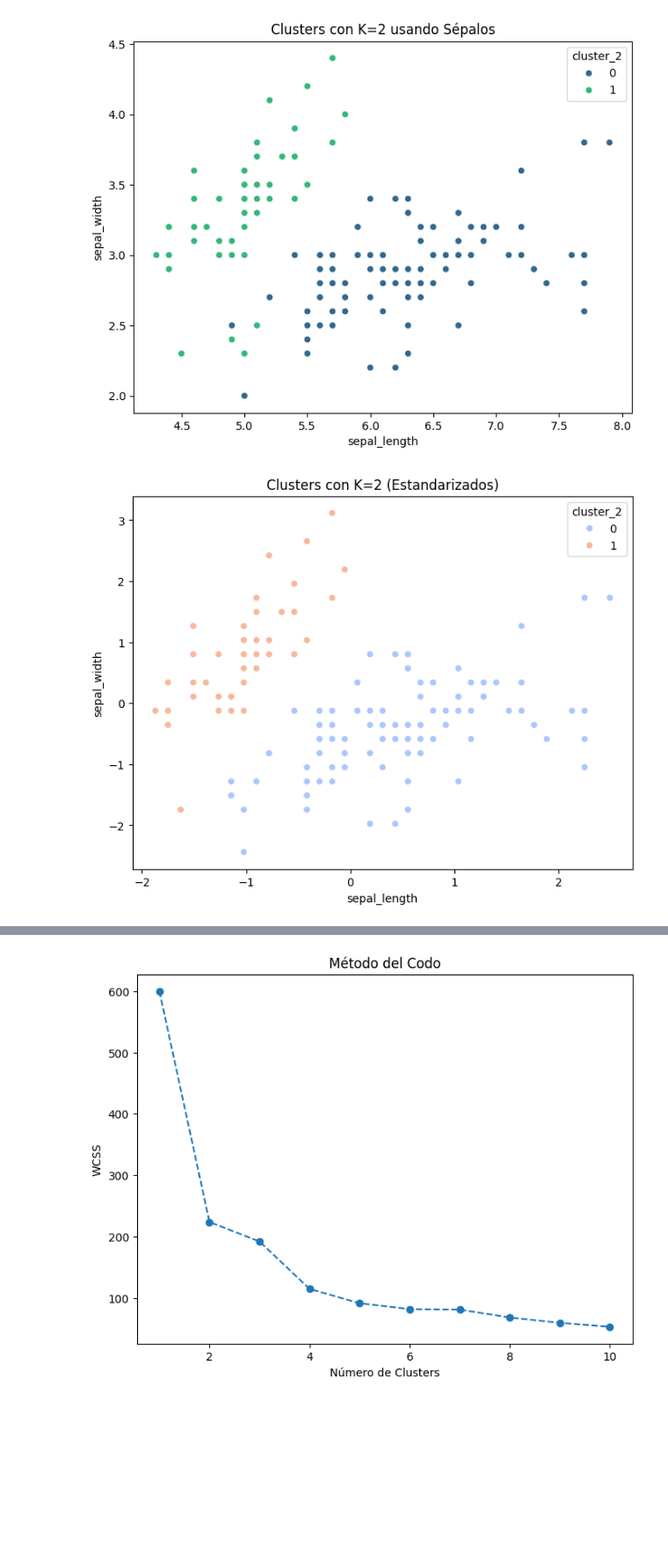
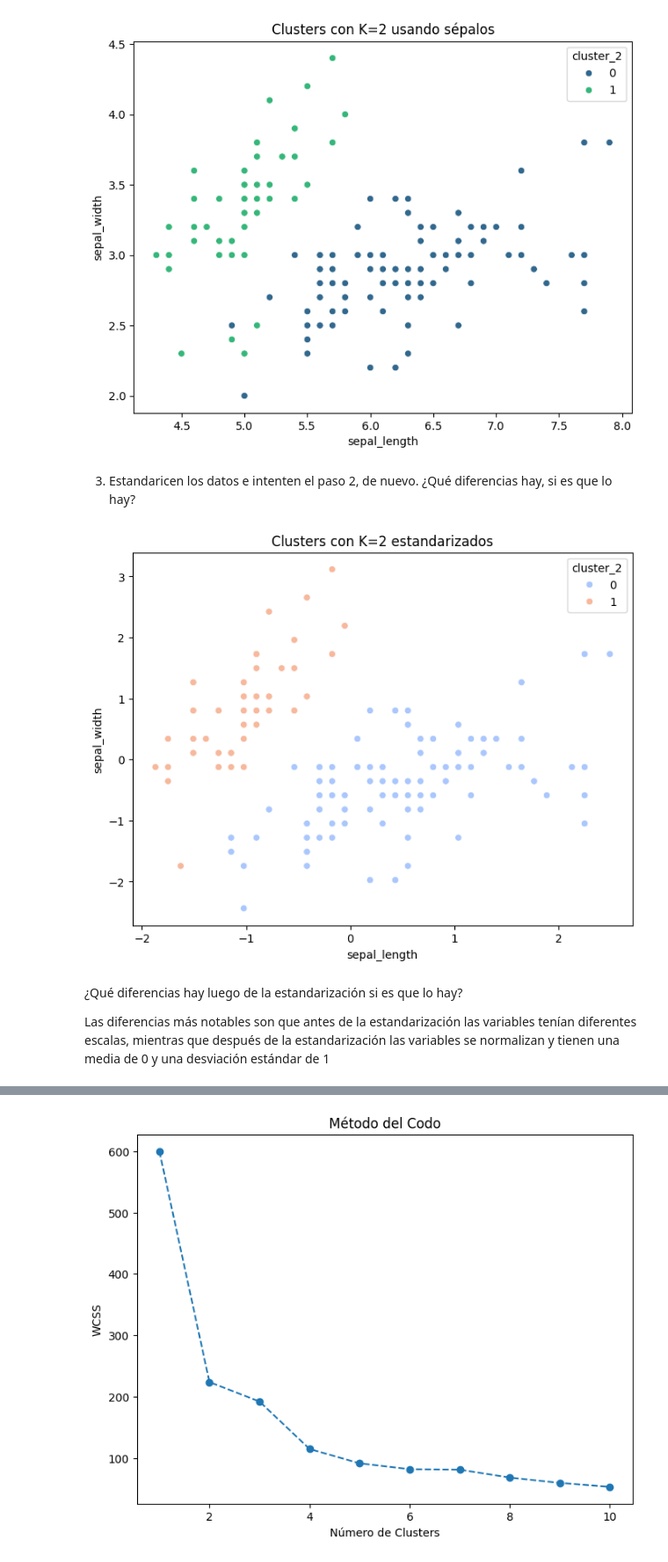
Before and after one commit to Riv2oo4/HT2_CLUSTERING, a Jupyter notebook: cluster.ipynb, the cells around one changed output, grey strips where cells are left out. Shown at 88% size. Drawn from its saved outputs; the diff is of its cells as text; code cells hidden in the pictures; blank space fills up the shorter version.

```diff
--- a/cluster.ipynb
+++ b/cluster.ipynb
@@ -38,4 +39,6 @@ plt.title("Clusters con K=2 usando Sépalos")
 plt.show()
 # %% [output]
 [figure]
+# %% [markdown]
+3. Estandaricen los datos e intenten el paso 2, de nuevo. ¿Qué diferencias hay, si es que lo hay?
 # %%
@@ -47,10 +48,14 @@ iris_scaled = pd.DataFrame(scaler.fit_transform(iris.iloc[:, :-1]), columns=data
 kmeans_2_scaled = KMeans(n_clusters=2, random_state=42)
 iris_scaled['cluster_2'] = kmeans_2_scaled.fit_predict(iris_scaled)
 # %%
-# Visualizar clusters después de estandarización
+# Observar los 2 clusters luego de la estandarización
 plt.figure(figsize=(8,6))
 sns.scatterplot(x=iris_scaled['sepal_length'], y=iris_scaled['sepal_width'], hue=iris_scaled['cluster_2'], palette='coolwarm')
-plt.title("Clusters con K=2 (Estandarizados)")
+plt.title("Clusters con K=2 estandarizados")
 plt.show()
 # %% [output]
-[figure, old version]
+[figure, new version]
+# %% [markdown]
+ ¿Qué diferencias hay luego de la estandarización si es que lo hay?
+
+ Las diferencias más notables son que antes de la estandarización las variables tenían diferentes escalas, mientras que después de la estandarización las variables se normalizan y tienen una media de 0 y una desviación estándar de 1
```
Also changed, not shown: parts of 35 cells of this notebook.
